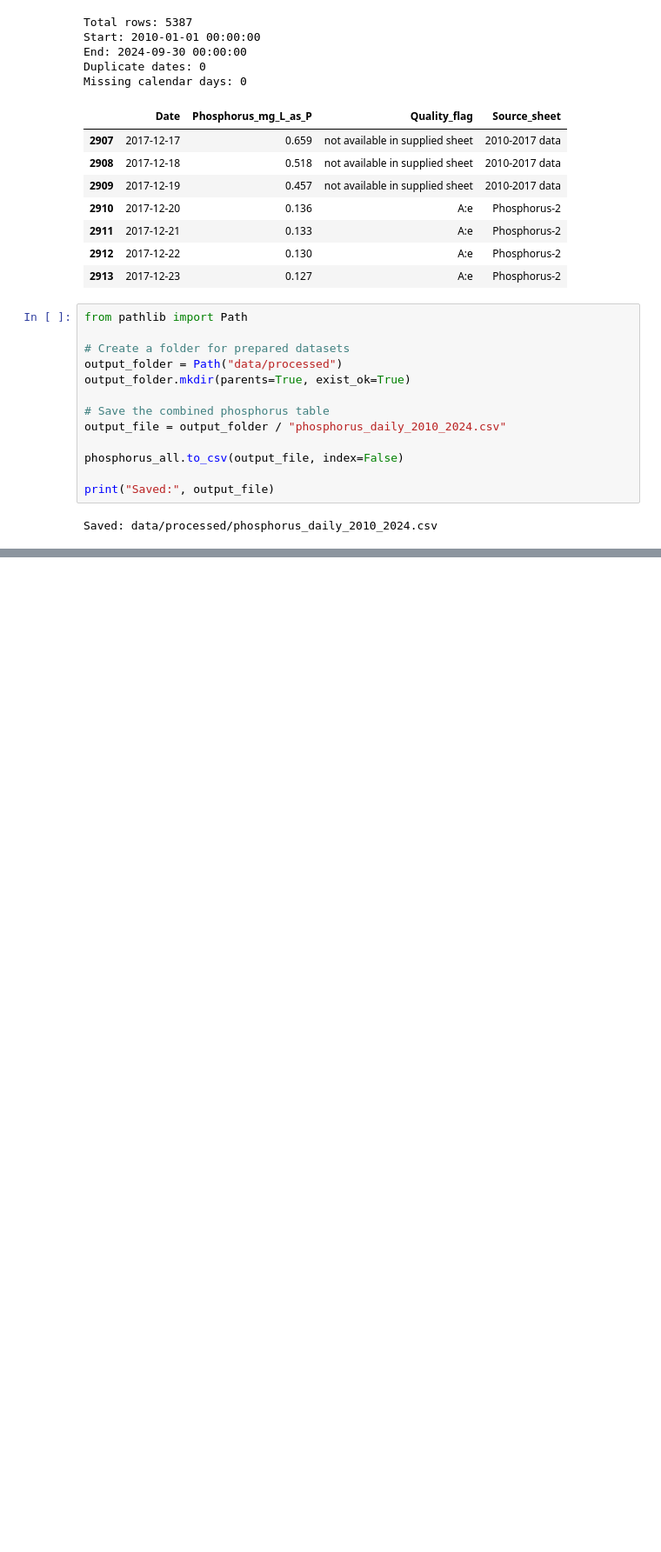
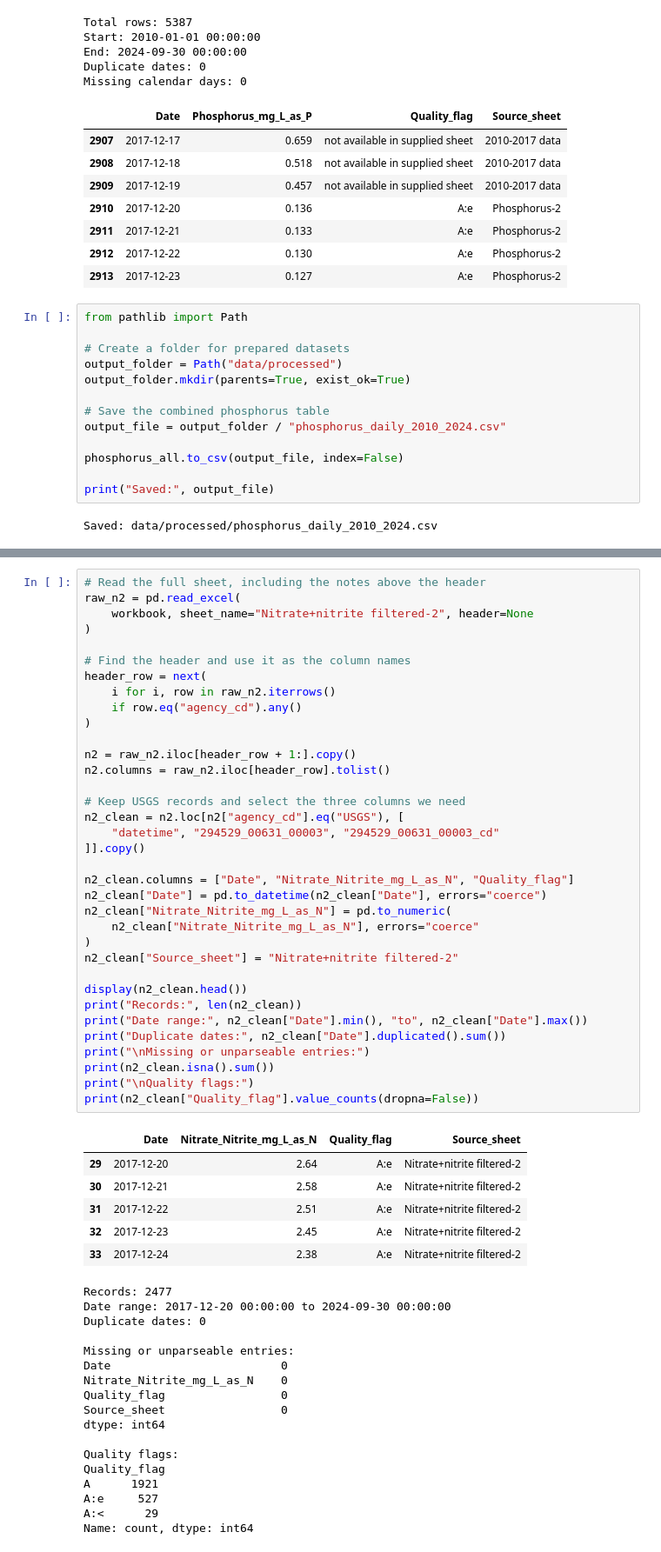
Before and after one commit to TechSphere2025/water-quality-forecasting, a Jupyter notebook: 01_understanding_data.ipynb, the cells around one changed output, grey strips where cells are left out. Shown at 87% size. Saved outputs shown, nothing was run; the diff lists cells and outputs as text; blank space fills up the shorter version.

```diff
--- a/01_understanding_data.ipynb
+++ b/01_understanding_data.ipynb
@@ -574,0 +607,59 @@ files.download(str(output_file))
+# %%
+# Read the full sheet, including the notes above the header
+raw_n2 = pd.read_excel(
+    workbook, sheet_name="Nitrate+nitrite filtered-2", header=None
+)
+
+# Find the header and use it as the column names
+header_row = next(
+    i for i, row in raw_n2.iterrows()
+    if row.eq("agency_cd").any()
+)
+
+n2 = raw_n2.iloc[header_row + 1:].copy()
+n2.columns = raw_n2.iloc[header_row].tolist()
+
+# Keep USGS records and select the three columns we need
+n2_clean = n2.loc[n2["agency_cd"].eq("USGS"), [
+    "datetime", "294529_00631_00003", "294529_00631_00003_cd"
+]].copy()
+
+n2_clean.columns = ["Date", "Nitrate_Nitrite_mg_L_as_N", "Quality_flag"]
+n2_clean["Date"] = pd.to_datetime(n2_clean["Date"], errors="coerce")
+n2_clean["Nitrate_Nitrite_mg_L_as_N"] = pd.to_numeric(
+    n2_clean["Nitrate_Nitrite_mg_L_as_N"], errors="coerce"
+)
+n2_clean["Source_sheet"] = "Nitrate+nitrite filtered-2"
+
+display(n2_clean.head())
+print("Records:", len(n2_clean))
+print("Date range:", n2_clean["Date"].min(), "to", n2_clean["Date"].max())
+print("Duplicate dates:", n2_clean["Date"].duplicated().sum())
+print("\nMissing or unparseable entries:")
+print(n2_clean.isna().sum())
+print("\nQuality flags:")
+print(n2_clean["Quality_flag"].value_counts(dropna=False))
+# %% [output]
+|  | Date | Nitrate_Nitrite_mg_L_as_N | Quality_flag | Source_sheet |
+| 29 | 2017-12-20 | 2.64 | A:e | Nitrate+nitrite filtered-2 |
+| 30 | 2017-12-21 | 2.58 | A:e | Nitrate+nitrite filtered-2 |
+| 31 | 2017-12-22 | 2.51 | A:e | Nitrate+nitrite filtered-2 |
+| 32 | 2017-12-23 | 2.45 | A:e | Nitrate+nitrite filtered-2 |
+| 33 | 2017-12-24 | 2.38 | A:e | Nitrate+nitrite filtered-2 |
+Records: 2477
+Date range: 2017-12-20 00:00:00 to 2024-09-30 00:00:00
+Duplicate dates: 0
+
+Missing or unparseable entries:
+Date                         0
+Nitrate_Nitrite_mg_L_as_N    0
+Quality_flag                 0
+Source_sheet                 0
+dtype: int64
+
+Quality flags:
+Quality_flag
+A      1921
+A:e     527
+A:<      29
+Name: count, dtype: int64
```
Also changed, not shown: parts of 9 cells of this notebook.
